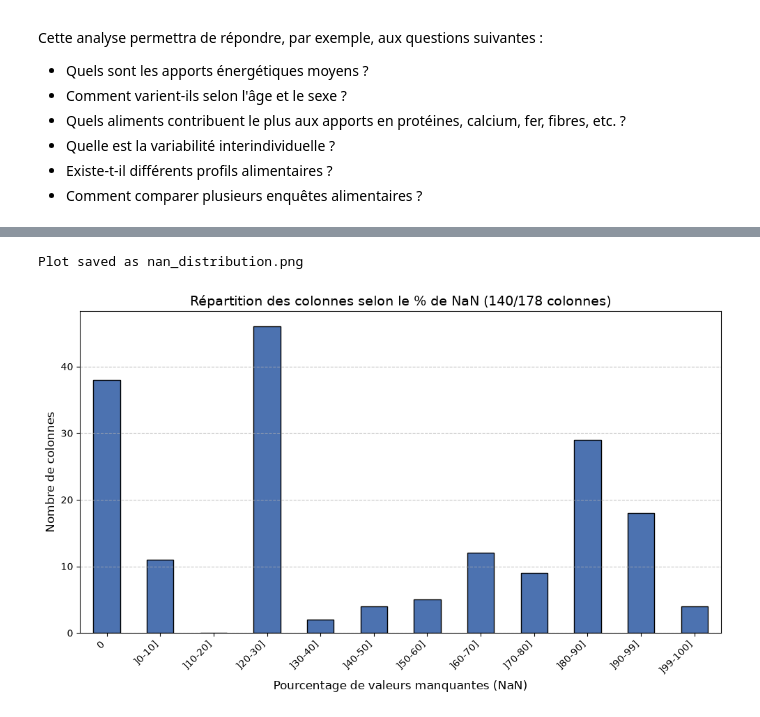
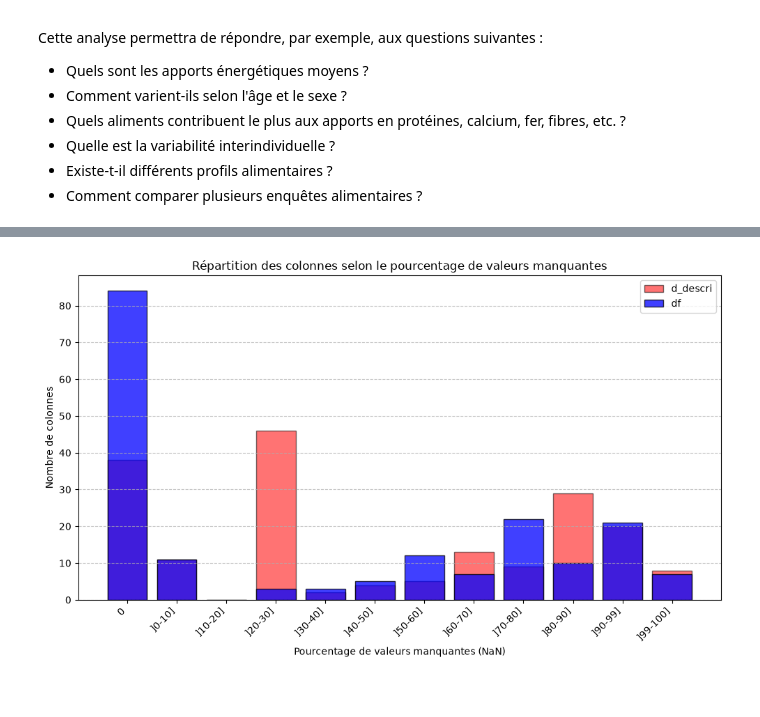
Before and after one commit to Mithrafk/Projet_Collab_Sabine, a Jupyter notebook: TP7/7_projet.ipynb, the cells around one changed output, grey strips where cells are left out. Drawn from its saved outputs; the diff is of its cells as text; code cells hidden in the pictures.

```diff
--- a/TP7/7_projet.ipynb
+++ b/TP7/7_projet.ipynb
@@ -44,0 +45,14 @@ Le but est de recuperer des infos sur les individus pour caractériser le groupe
+# %%
+d_descri = pd.read_csv("tables/description-indiv.csv", sep=";", low_memory=False) #, low_memory=False uniquement pour supprimer le warning sur les colonnes de type object (colonnes qu'on supprime après de tte manière)
+d_gpe = pd.read_csv("tables/conso-gpe-inca3.csv", sep=";")
+d_app = pd.read_csv("tables/apports-nut-alim.csv", sep=";")
+d_hab = pd.read_csv("tables/habitudes-indiv.csv", sep=";", low_memory=False)
+
+noind_communs = set(d_gpe['NOIND']) & set(d_app['NOIND']) & set(d_hab['NOIND']) & set(d_descri['NOIND'])
+df = d_descri[d_descri['NOIND'].isin(noind_communs)]
+
+print(f"Nombre d'individus dans description-indiv.csv : {len(d_descri)}")
+print(f"Nombre d'individus dans conso-gpe-inca3.csv : {len(d_gpe)}")
+print(f"Nombre d'individus dans apports-nut-alim.csv : {len(d_app)}")
+print(f"Nombre d'individus dans habitudes-indiv.csv : {len(d_hab)}")
+print(f"Nombre d'individus communs : {len(noind_communs)}")
@@ -45,6 +65,4 @@ Le but est de recuperer des infos sur les individus pour caractériser le groupe
 # %%
-df = pd.read_csv("tables/description-indiv.csv", sep=";")
-
 nb_str = len(df.select_dtypes(include=['object', 'string']).columns)
 nb_num = len(df.select_dtypes(include=['number']).columns)
 
@@ -80,29 +98,51 @@ Colonne 'zae' : 181 valeurs uniques, 0 valeurs manquantes
                        'AMANDES',                     'FAST-FOOD']
 Length: 22, dtype: str
 # %%
-nan_percent = df.isna().mean() * 100
-nb_cols_avec_nan = (nan_percent > 0).sum()
+# Pourcentage de valeurs manquantes dans les deux tables
+nan_descri = d_descri.isna().mean() * 100
+nan_df = df.isna().mean() * 100
 
-# Define bins and labels
 bins = [-0.01, 0, 10, 20, 30, 40, 50, 60, 70, 80, 90, 99, 100.01]
-labels = ['0', ']0-10]', ']10-20]', ']20-30]', ']30-40]', ']40-50]', ']50-60]', ']60-70]', ']70-80]', ']80-90]', ']90-99]', ']99-100]']
+labels = [
+    '0', ']0-10]', ']10-20]', ']20-30]', ']30-40]', ']40-50]',
+    ']50-60]', ']60-70]', ']70-80]', ']80-90]', ']90-99]', ']99-100]'
+]
 
-# Cut the data into bins
-cats = pd.cut(nan_percent, bins=bins, labels=labels)
-counts = cats.value_counts(sort=False)
+counts_descri = pd.cut(
+    nan_descri, bins=bins, labels=labels
+).value_counts(sort=False)
 
-# Plot
+counts_df = pd.cut(
+    nan_df, bins=bins, labels=labels
+).value_counts(sort=False)
+
+x = np.arange(len(labels))
+
 plt.figure(figsize=(10, 6))
-counts.plot(kind='bar', color='#4C72B0', edgecolor='black')
-plt.title(f'Répartition des colonnes selon le % de NaN ({nb_cols_avec_nan}/{len(df.columns)} colonnes)', fontsize=14)
-plt.xlabel('Pourcentage de valeurs manquantes (NaN)', fontsize=12)
-plt.ylabel('Nombre de colonnes', fontsize=12)
-plt.xticks(rotation=45, ha='right')
+
+# Table d_descri en arrière-plan
+plt.bar(
+    x, counts_descri.values,
+    color='red', alpha=0.55,
+    edgecolor='black', label='d_descri'
+)
+
+# Table df au premier plan
+plt.bar(
+    x, counts_df.values,
+    color='blue', alpha=0.75,
+    edgecolor='black', label='df'
+)
+
+plt.title("Répartition des colonnes selon le pourcentage de valeurs manquantes")
+plt.xlabel("Pourcentage de valeurs manquantes (NaN)")
+plt.ylabel("Nombre de colonnes")
+plt.xticks(x, labels, rotation=45, ha='right')
 plt.grid(axis='y', linestyle='--', alpha=0.7)
+plt.legend()
 plt.tight_layout()
 
-#plt.savefig('graphs/nan_distribution.png')
-print("Plot saved as nan_distribution.png")
+# plt.savefig("graphs/nan_distribution_comparaison.png")
+plt.show()
 # %% [output]
-Plot saved as nan_distribution.png
-[figure, old version]
+[figure, new version]
```
Also changed, not shown: parts of 3 cells of this notebook.
